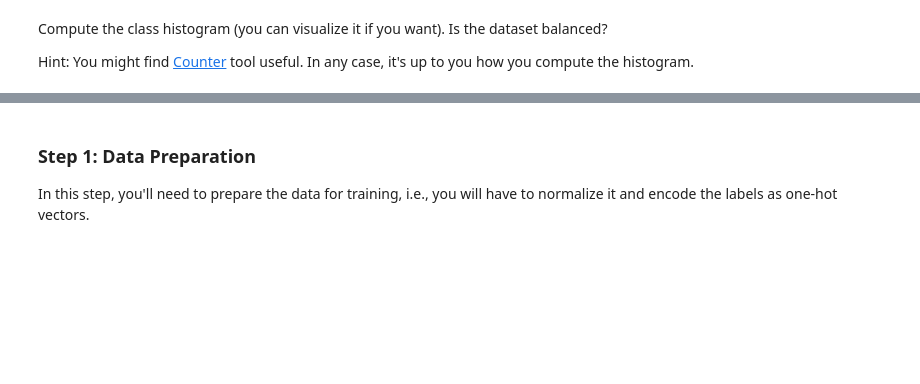
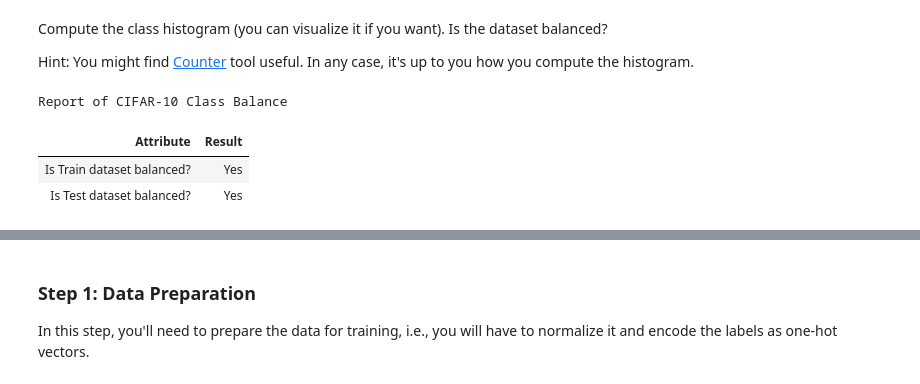
Before and after one commit to BogdanPinchuk/ComputerVision-PBY_HW14, a Jupyter notebook: Bohdan_Pinchuk_CV_HW14.ipynb, the cells around one changed output, grey strips where cells are left out. Cells and saved outputs as stored; diff of their text form; code cells hidden in the pictures; blank space fills up the shorter version.

```diff
--- a/Bohdan_Pinchuk_CV_HW14.ipynb
+++ b/Bohdan_Pinchuk_CV_HW14.ipynb
@@ -231,3 +231,31 @@ Compute the class histogram (you can visualize it if you want). Is the dataset b
 Hint: You might find [Counter](https://docs.python.org/3/library/collections.html#collections.Counter) tool useful. In any case, it's up to you how you compute the histogram.
 # %%
 # Compute the class histogram
+
+import numpy as np
+import apps.reporter as rpt
+
+# Input data
+
+# Solution
+class_names = list(classes.values())
+
+# calculate count of each classes
+train_counts = np.bincount(y_train)
+test_counts = np.bincount(y_test)
+
+# check balancing
+is_train_balanced = len(set(train_counts)) == 1
+is_test_balanced = len(set(test_counts)) == 1
+
+rp = rpt.Reporter()
+rp.add_item("Is Train dataset balanced?", 'Yes' if is_train_balanced else 'No')
+rp.add_item("Is Test dataset balanced?", 'Yes' if is_test_balanced else 'No')
+
+# Print results
+rp.print_pd_report("Report of CIFAR-10 Class Balance")
+# %% [output]
+Report of CIFAR-10 Class Balance
+| Attribute | Result |
+| Is Train dataset balanced? | Yes |
+| Is Test dataset balanced? | Yes |
```
Also changed, not shown: parts of 2 cells of this notebook, 1 other file.
